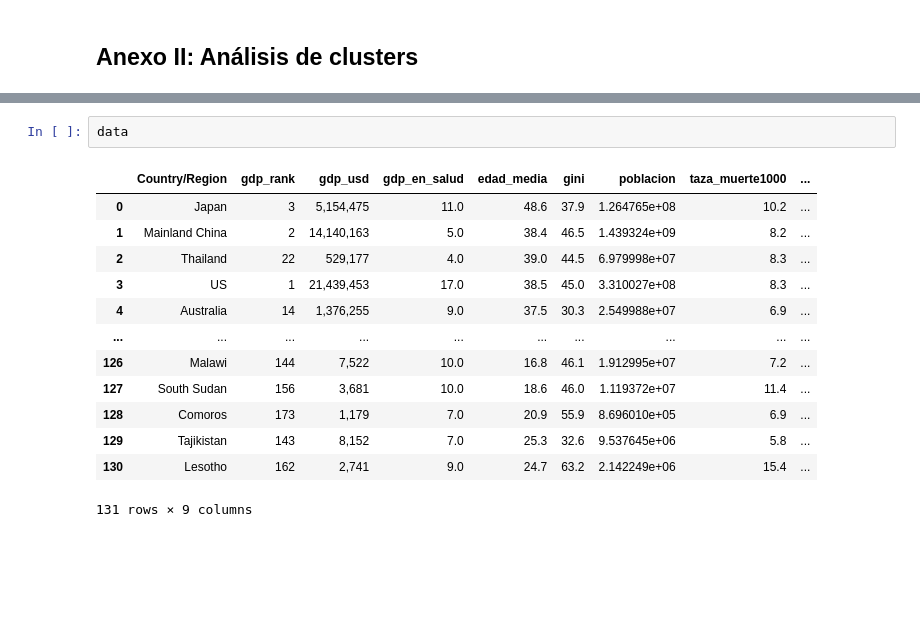
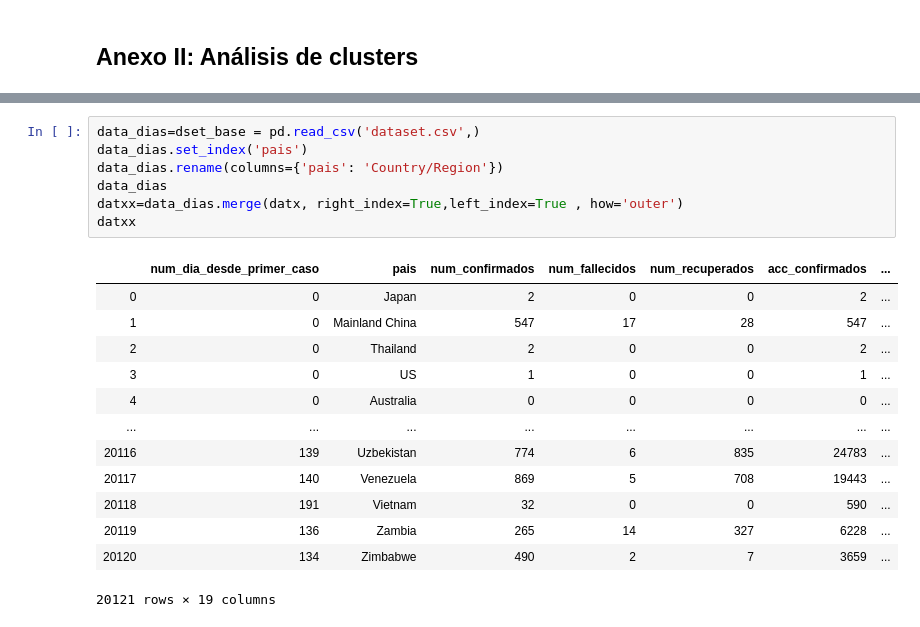
Before and after one commit to joseespinadote/proyecto_intro_mineria, a Jupyter notebook: hito_3_consolidado.ipynb, the cells around one changed output, grey strips where cells are left out. Drawn from its saved outputs; the diff is of its cells as text; blank space fills up the shorter version.

```diff
--- a/hito_3_consolidado.ipynb
+++ b/hito_3_consolidado.ipynb
@@ -687,17 +625,22 @@ data = paises_covid_df.set_index('Country/Region').merge(prediction, right_index
-# %%
-data
-# %% [output]
-|  | Country/Region | gdp_rank | gdp_usd | gdp_en_salud | edad_media | gini | poblacion | taza_muerte1000 | ... |
-| 0 | Japan | 3 | 5,154,475 | 11.0 | 48.6 | 37.9 | 1.264765e+08 | 10.2 | ... |
-| 1 | Mainland China | 2 | 14,140,163 | 5.0 | 38.4 | 46.5 | 1.439324e+09 | 8.2 | ... |
-| 2 | Thailand | 22 | 529,177 | 4.0 | 39.0 | 44.5 | 6.979998e+07 | 8.3 | ... |
-| 3 | US | 1 | 21,439,453 | 17.0 | 38.5 | 45.0 | 3.310027e+08 | 8.3 | ... |
-| 4 | Australia | 14 | 1,376,255 | 9.0 | 37.5 | 30.3 | 2.549988e+07 | 6.9 | ... |
-| ... | ... | ... | ... | ... | ... | ... | ... | ... | ... |
-| 126 | Malawi | 144 | 7,522 | 10.0 | 16.8 | 46.1 | 1.912995e+07 | 7.2 | ... |
-| 127 | South Sudan | 156 | 3,681 | 10.0 | 18.6 | 46.0 | 1.119372e+07 | 11.4 | ... |
-| 128 | Comoros | 173 | 1,179 | 7.0 | 20.9 | 55.9 | 8.696010e+05 | 6.9 | ... |
-| 129 | Tajikistan | 143 | 8,152 | 7.0 | 25.3 | 32.6 | 9.537645e+06 | 5.8 | ... |
-| 130 | Lesotho | 162 | 2,741 | 9.0 | 24.7 | 63.2 | 2.142249e+06 | 15.4 | ... |
-131 rows × 9 columns
+# %%
+data_dias=dset_base = pd.read_csv('dataset.csv',)
+data_dias.set_index('pais')
+data_dias.rename(columns={'pais': 'Country/Region'})
+data_dias
+datxx=data_dias.merge(datx, right_index=True,left_index=True , how='outer')
+datxx
+# %% [output]
+|  | num_dia_desde_primer_caso | pais | num_confirmados | num_fallecidos | num_recuperados | acc_confirmados | ... |
+| 0 | 0 | Japan | 2 | 0 | 0 | 2 | ... |
+| 1 | 0 | Mainland China | 547 | 17 | 28 | 547 | ... |
+| 2 | 0 | Thailand | 2 | 0 | 0 | 2 | ... |
+| 3 | 0 | US | 1 | 0 | 0 | 1 | ... |
+| 4 | 0 | Australia | 0 | 0 | 0 | 0 | ... |
+| ... | ... | ... | ... | ... | ... | ... | ... |
+| 20116 | 139 | Uzbekistan | 774 | 6 | 835 | 24783 | ... |
+| 20117 | 140 | Venezuela | 869 | 5 | 708 | 19443 | ... |
+| 20118 | 191 | Vietnam | 32 | 0 | 0 | 590 | ... |
+| 20119 | 136 | Zambia | 265 | 14 | 327 | 6228 | ... |
+| 20120 | 134 | Zimbabwe | 490 | 2 | 7 | 3659 | ... |
+20121 rows × 19 columns
 # %%
```
Also changed, not shown: parts of 16 cells of this notebook.
